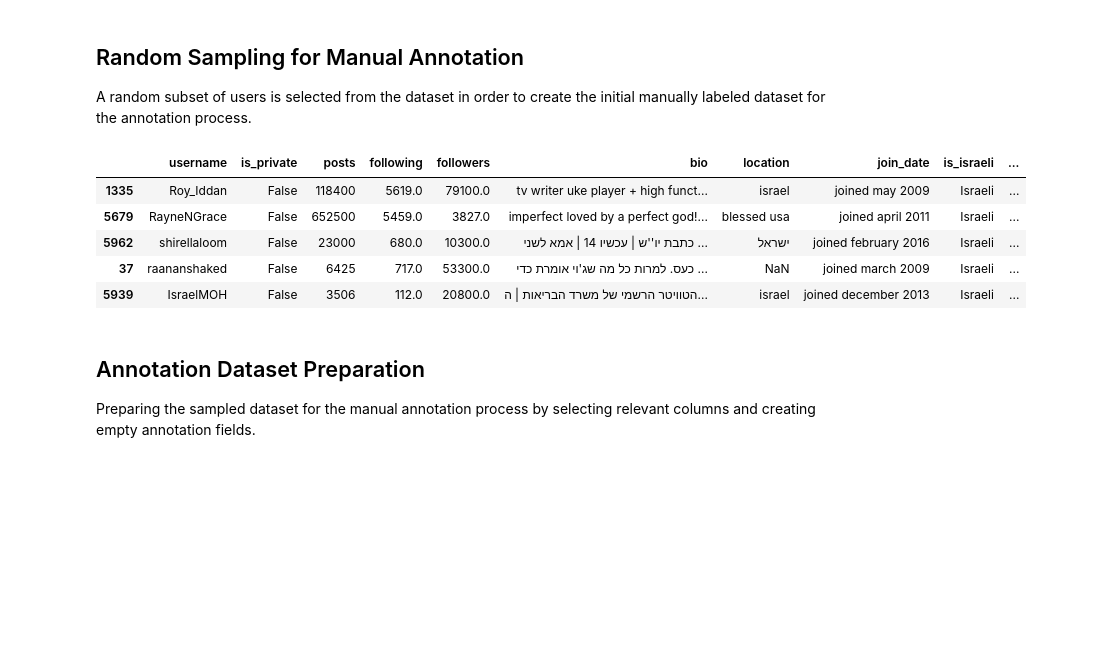
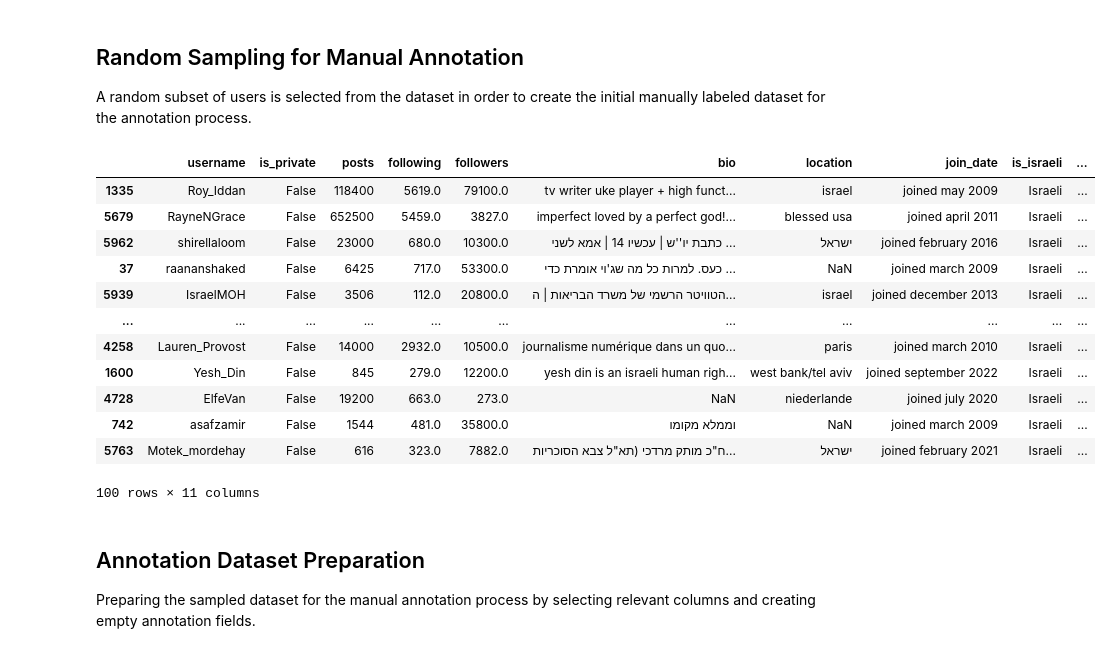
Before and after one commit to Matan2002/IsraelPOIs_ML_Project, a Jupyter notebook: Project.ipynb, the cells around one changed output. Drawn from its saved outputs; the diff is of its cells as text; code cells hidden in the pictures; blank space fills up the shorter version.

```diff
--- a/Project.ipynb
+++ b/Project.ipynb
@@ -174,16 +140,23 @@ A random subset of users is selected from the dataset in order to create the ini
 # %%
 # Randomly select 100 users from the dataset
 sample_df = df.sample(n=100, random_state=42)
 
 # Display the first rows of the sampled dataset
-sample_df.head()
+sample_df
 # %% [output]
 |  | username | is_private | posts | following | followers | bio | location | join_date | is_israeli | ... |
 | 1335 | Roy_Iddan | False | 118400 | 5619.0 | 79100.0 | tv writer uke player + high funct... | israel | joined may 2009 | Israeli | ... |
 | 5679 | RayneNGrace | False | 652500 | 5459.0 | 3827.0 | imperfect loved by a perfect god!... | blessed usa | joined april 2011 | Israeli | ... |
 | 5962 | shirellaloom | False | 23000 | 680.0 | 10300.0 | כתבת יו''ש | עכשיו 14 | אמא לשני ... | ישראל | joined february 2016 | Israeli | ... |
 | 37 | raananshaked | False | 6425 | 717.0 | 53300.0 | כעס. למרות כל מה שג'וי אומרת כדי ... | NaN | joined march 2009 | Israeli | ... |
 | 5939 | IsraelMOH | False | 3506 | 112.0 | 20800.0 | הטוויטר הרשמי של משרד הבריאות | ה... | israel | joined december 2013 | Israeli | ... |
+| ... | ... | ... | ... | ... | ... | ... | ... | ... | ... | ... |
+| 4258 | Lauren_Provost | False | 14000 | 2932.0 | 10500.0 | journalisme numérique dans un quo... | paris | joined march 2010 | Israeli | ... |
+| 1600 | Yesh_Din | False | 845 | 279.0 | 12200.0 | yesh din is an israeli human righ... | west bank/tel aviv | joined september 2022 | Israeli | ... |
+| 4728 | ElfeVan | False | 19200 | 663.0 | 273.0 | NaN | niederlande | joined july 2020 | Israeli | ... |
+| 742 | asafzamir | False | 1544 | 481.0 | 35800.0 | וממלא מקומו | NaN | joined march 2009 | Israeli | ... |
+| 5763 | Motek_mordehay | False | 616 | 323.0 | 7882.0 | ח"כ מותק מרדכי (תא"ל צבא הסוכריות... | ישראל | joined february 2021 | Israeli | ... |
+100 rows × 11 columns
 # %% [markdown]
 ## Annotation Dataset Preparation
 
```
Also changed, not shown: parts of 4 cells of this notebook, 1 other file.
